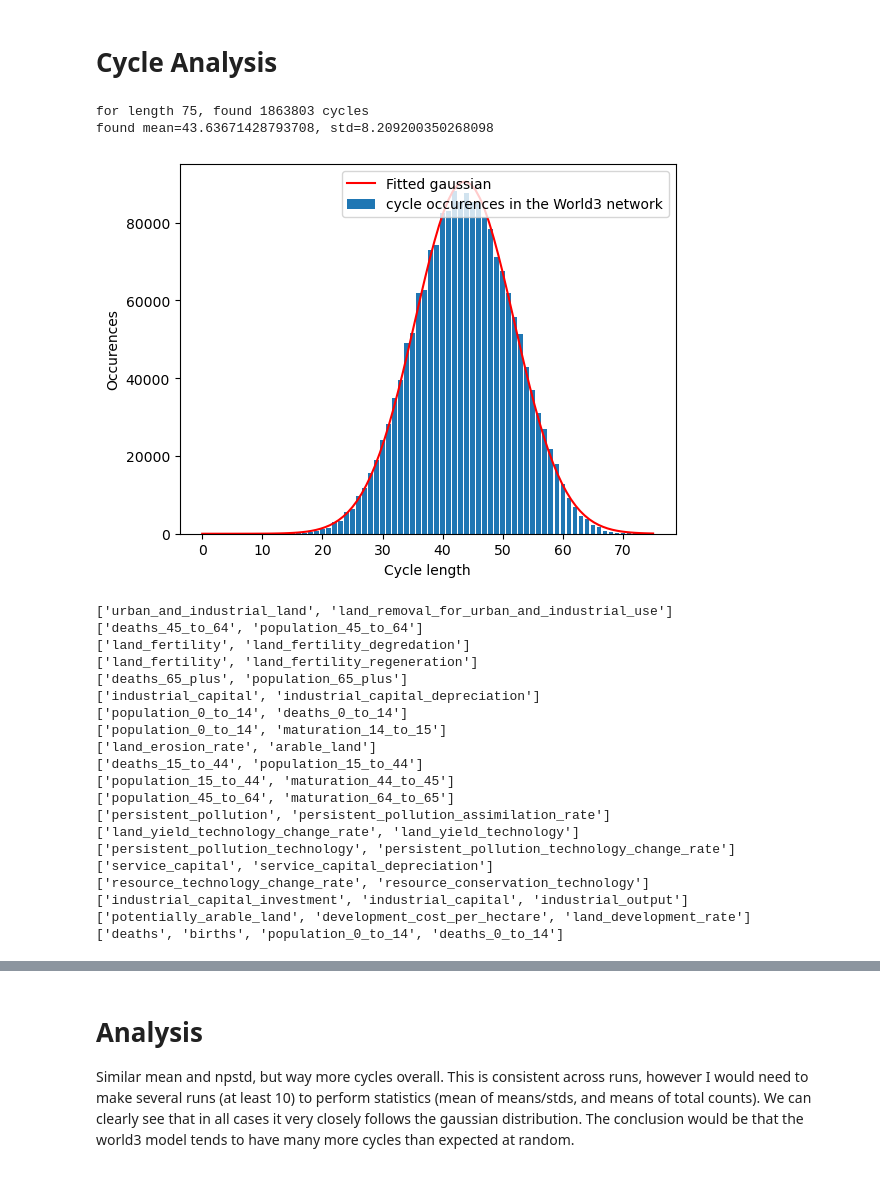
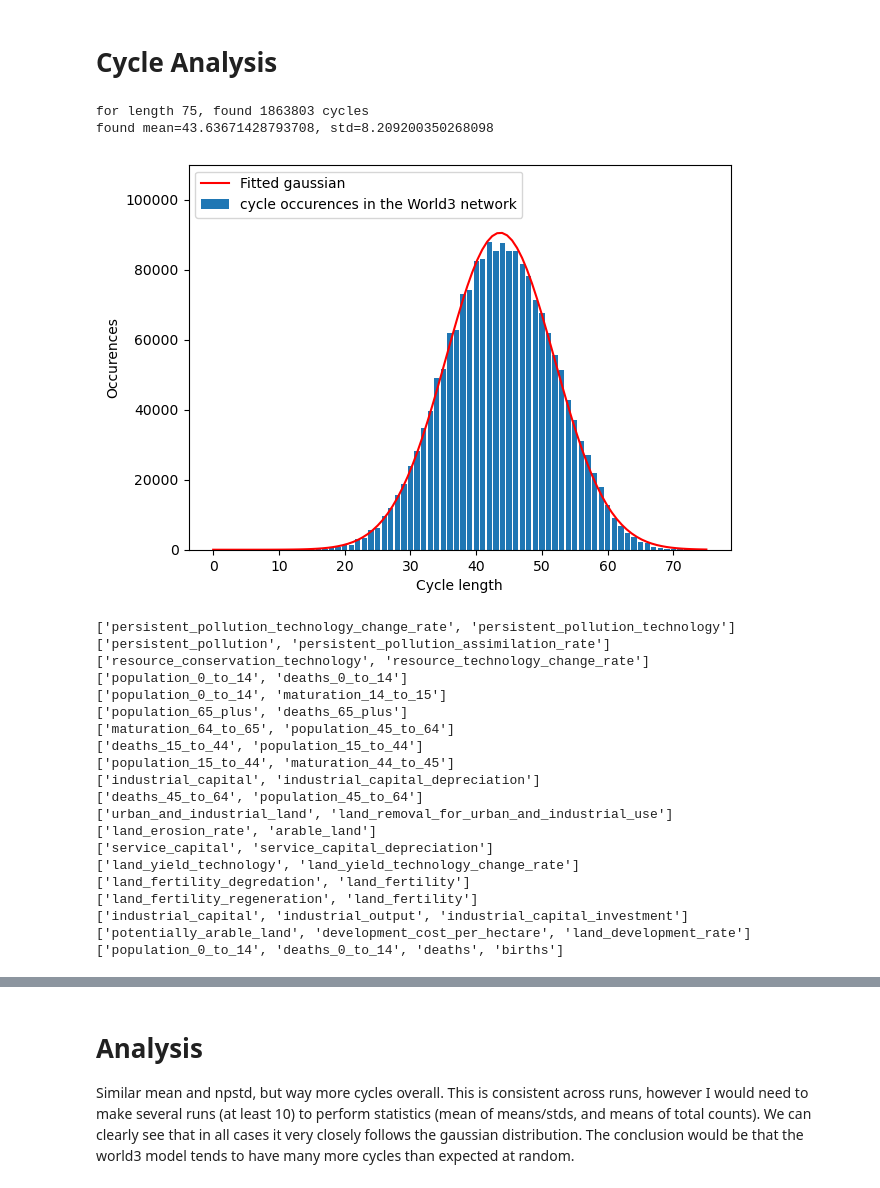
Before and after one commit to TalosSources/CIVIL-534-Project, a Jupyter notebook: cycle_analysis.ipynb, the cells around one changed output, grey strips where cells are left out. Saved outputs shown, nothing was run; the diff lists cells and outputs as text; code cells hidden in the pictures.

Commit message:
finished cycle lengths analysis, added code to find important cycles, figures and notes.

```diff
--- a/cycle_analysis.ipynb
+++ b/cycle_analysis.ipynb
@@ -45,57 +45,60 @@ for cycle in directed_cycles:
     if length_occurrences.get(length) is None:
         length_occurrences[length] = 0
     length_occurrences[length] += 1
-plt.bar(length_occurrences.keys(), length_occurrences.values(), label="cycle occurences in the World3 network")
 
 mean = 0
 for length, occ in length_occurrences.items():
     mean += length * occ
 mean = mean / total_count
 
 std = 0
 for length, occ in length_occurrences.items():
     std += ((length - mean) ** 2) * occ
 std = (std / total_count) ** 0.5
 
 print(f"found mean={mean}, std={std}")
 
 x = np.linspace(0, length_bound, 100)
+plt.figure(figsize=(7, 5))
+plt.bar(length_occurrences.keys(), length_occurrences.values(), label="cycle occurences in the World3 network")
+plt.gca().set_ylim([0, 110000])
 plt.plot(x, total_count * stats.norm.pdf(x, mean, std), label='Fitted gaussian', color='red')
 plt.xlabel("Cycle length")
 plt.ylabel("Occurences")
-plt.legend()
+plt.legend(loc='upper left', fontsize=10)
+plt.savefig("figures/world3_cycle_histogram.png", dpi=300)
 plt.show()
 
 
 sorted_cycles = sorted(directed_cycles, key= lambda x: len(x))
 
 print_count = 20
 for cycle in sorted_cycles[:print_count]:
     print(cycle)
 # %% [output]
 for length 75, found 1863803 cycles
 found mean=43.63671428793708, std=8.209200350268098
-[figure, old version]
+[figure, new version]
-['urban_and_industrial_land', 'land_removal_for_urban_and_industrial_use']
-['deaths_45_to_64', 'population_45_to_64']
-['land_fertility', 'land_fertility_degredation']
-['land_fertility', 'land_fertility_regeneration']
-['deaths_65_plus', 'population_65_plus']
-['industrial_capital', 'industrial_capital_depreciation']
+['persistent_pollution_technology_change_rate', 'persistent_pollution_technology']
+['persistent_pollution', 'persistent_pollution_assimilation_rate']
+['resource_conservation_technology', 'resource_technology_change_rate']
 ['population_0_to_14', 'deaths_0_to_14']
 ['population_0_to_14', 'maturation_14_to_15']
-['land_erosion_rate', 'arable_land']
+['population_65_plus', 'deaths_65_plus']
+['maturation_64_to_65', 'population_45_to_64']
 ['deaths_15_to_44', 'population_15_to_44']
 ['population_15_to_44', 'maturation_44_to_45']
-['population_45_to_64', 'maturation_64_to_65']
-['persistent_pollution', 'persistent_pollution_assimilation_rate']
-['land_yield_technology_change_rate', 'land_yield_technology']
-['persistent_pollution_technology', 'persistent_pollution_technology_change_rate']
+['industrial_capital', 'industrial_capital_depreciation']
+['deaths_45_to_64', 'population_45_to_64']
+['urban_and_industrial_land', 'land_removal_for_urban_and_industrial_use']
+['land_erosion_rate', 'arable_land']
 ['service_capital', 'service_capital_depreciation']
-['resource_technology_change_rate', 'resource_conservation_technology']
-['industrial_capital_investment', 'industrial_capital', 'industrial_output']
+['land_yield_technology', 'land_yield_technology_change_rate']
+['land_fertility_degredation', 'land_fertility']
+['land_fertility_regeneration', 'land_fertility']
+['industrial_capital', 'industrial_output', 'industrial_capital_investment']
 ['potentially_arable_land', 'development_cost_per_hectare', 'land_development_rate']
-['deaths', 'births', 'population_0_to_14', 'deaths_0_to_14']
+['population_0_to_14', 'deaths_0_to_14', 'deaths', 'births']
 # %%
 # Perform the same analysis with a random graph
 n, e = G.number_of_nodes(), G.number_of_edges()
```
Also changed, not shown: parts of 6 cells of this notebook, 3 other files.
